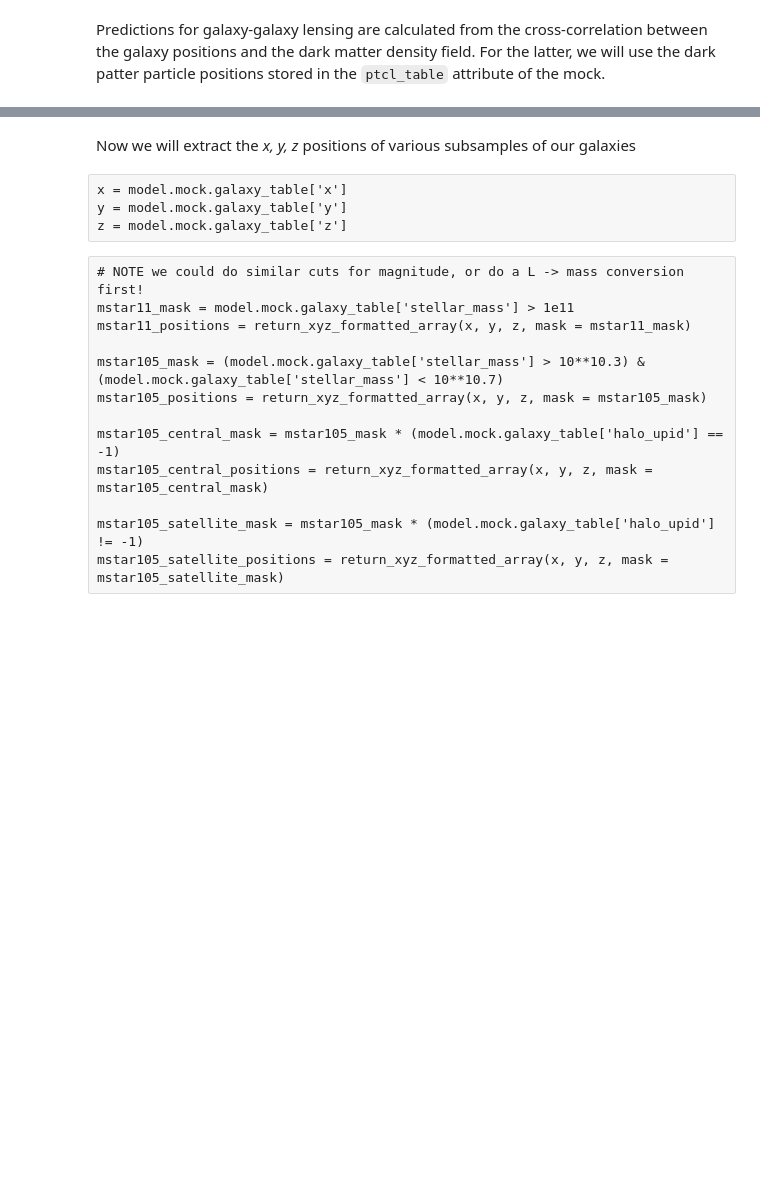
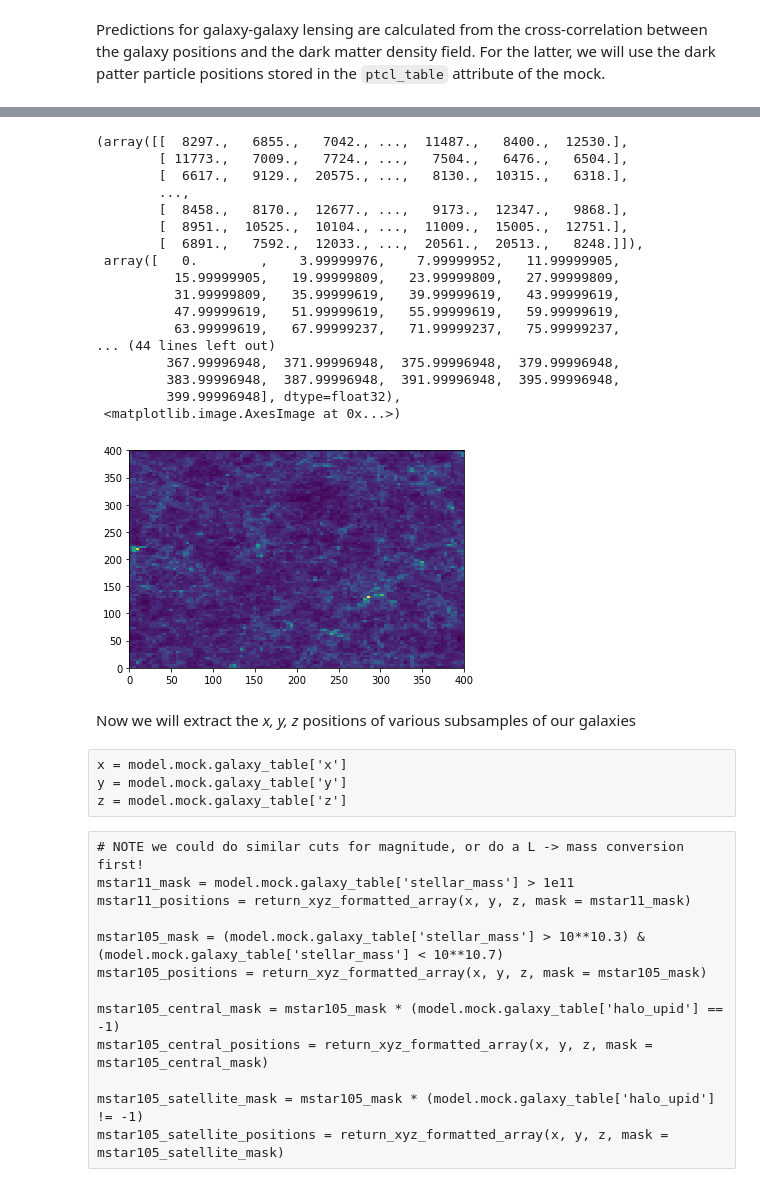
Before and after one commit to eniaxhakaj/desiDeltaSigma, a Jupyter notebook: halotools_lensing_tut.ipynb, the cells around one changed output, grey strips where cells are left out. Cells and saved outputs as stored; diff of their text form; code cells hidden in the pictures; blank space fills up the shorter version.

```diff
--- a/halotools_lensing_tut.ipynb
+++ b/halotools_lensing_tut.ipynb
@@ -24 +115,22 @@ Predictions for galaxy-galaxy lensing are calculated from the cross-correlation
+# %%
+plt.hist2d(pz, px, 100)
+# %% [output]
+(array([[  8297.,   6855.,   7042., ...,  11487.,   8400.,  12530.],
+        [ 11773.,   7009.,   7724., ...,   7504.,   6476.,   6504.],
+        [  6617.,   9129.,  20575., ...,   8130.,  10315.,   6318.],
+        ...,
+        [  8458.,   8170.,  12677., ...,   9173.,  12347.,   9868.],
+        [  8951.,  10525.,  10104., ...,  11009.,  15005.,  12751.],
+        [  6891.,   7592.,  12033., ...,  20561.,  20513.,   8248.]]),
+ array([   0.        ,    3.99999976,    7.99999952,   11.99999905,
+          15.99999905,   19.99999809,   23.99999809,   27.99999809,
+          31.99999809,   35.99999619,   39.99999619,   43.99999619,
+          47.99999619,   51.99999619,   55.99999619,   59.99999619,
+          63.99999619,   67.99999237,   71.99999237,   75.99999237,
+... (44 lines left out)
+         367.99996948,  371.99996948,  375.99996948,  379.99996948,
+         383.99996948,  387.99996948,  391.99996948,  395.99996948,
+         399.99996948], dtype=float32),
+ <matplotlib.image.AxesImage at 0x...>)
+[figure, added]
 # %%
```
Also changed, not shown: parts of 19 cells of this notebook, 6 other files.
